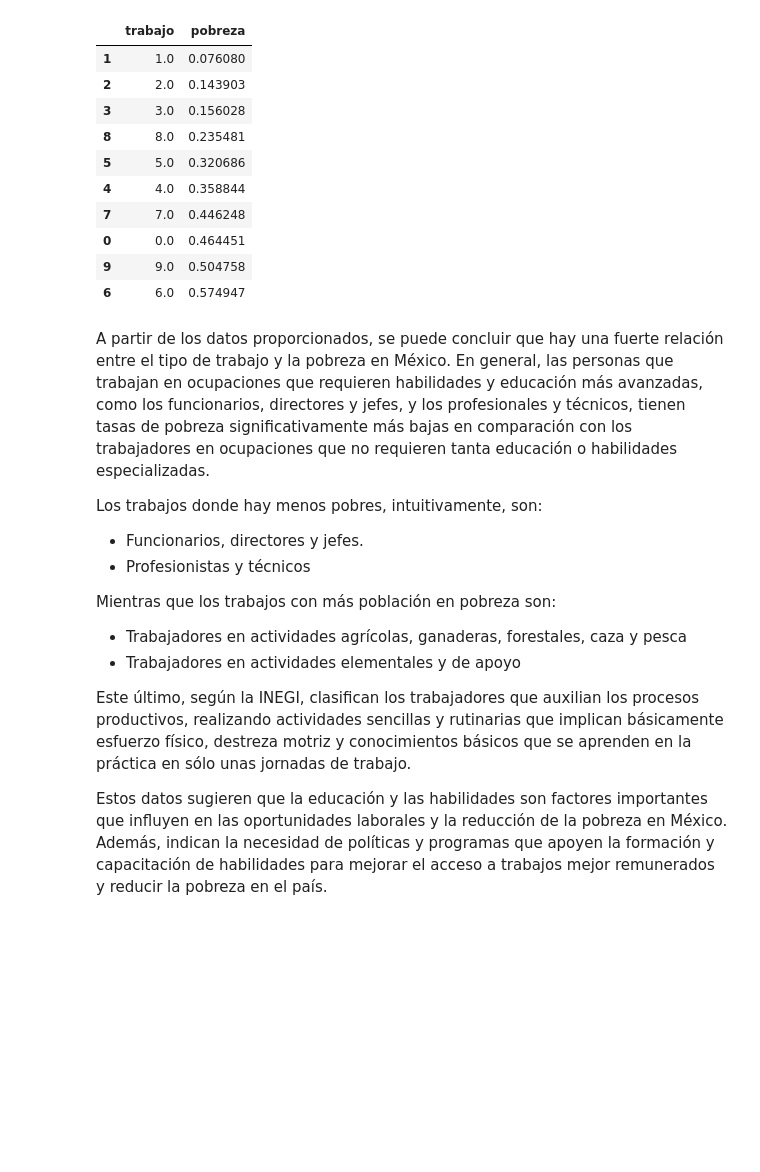
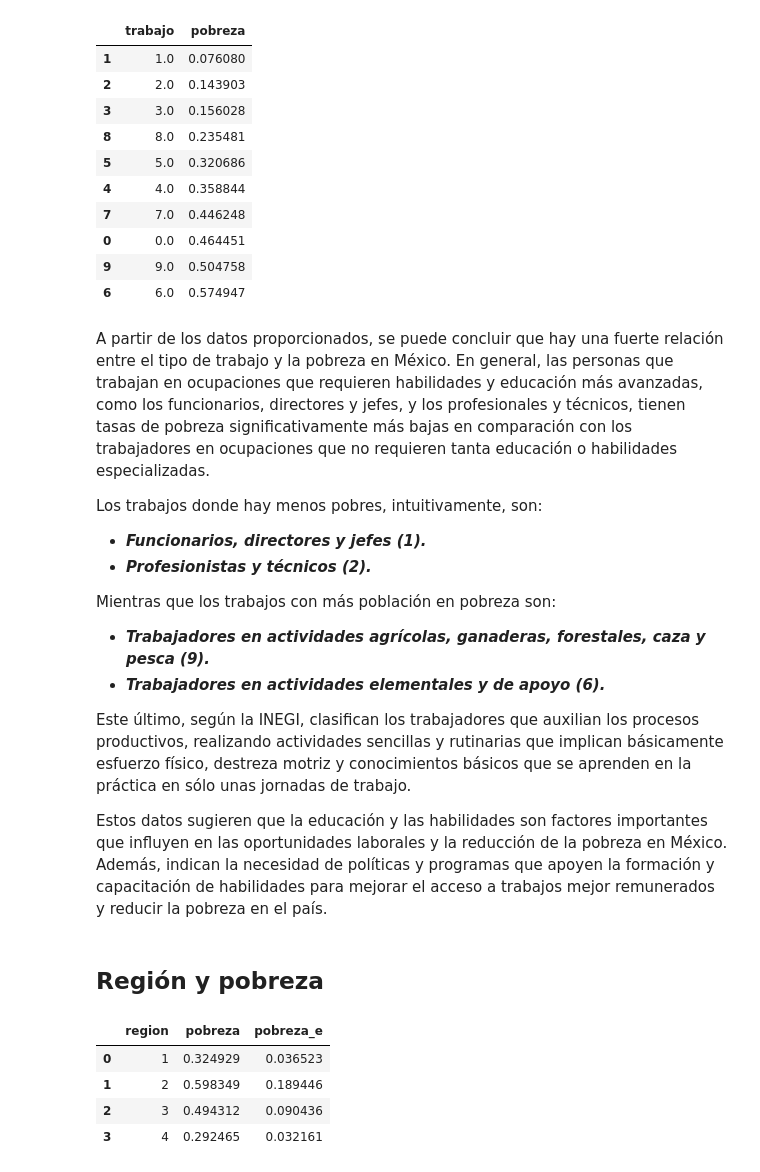
Before and after one commit to Diego74965/DE-T1, a Jupyter notebook: pobreza.ipynb, the cells around one changed output. Cells and saved outputs as stored; diff of their text form; code cells hidden in the pictures; blank space fills up the shorter version.

```diff
--- a/pobreza.ipynb
+++ b/pobreza.ipynb
@@ -71,0 +65,2 @@ nomon         pago_esp      reg_esp       hli
+# %%
+df = pobreza_df[['ubica_geo','sexo', 'edad', 'etnia', 'niv_ed', 'edo_conyug', 'hijos_sob', 'ict', 'remesas', 'sinco', 'deposito', 'tipocontr', 'ins_ali', 'deudas', 'seguro', 'tam_emp', 'discap', 'pobreza', 'pobreza_e']]
@@ -72 +69,19 @@ nomon         pago_esp      reg_esp       hli
+# %%
+## Crear variable de estado desde ubica_geo
+
+# Añadir leading zero a ubica_geo
+df['ubica_geo'] = df['ubica_geo'].astype(str)
+df['ubica_geo'] = df['ubica_geo'].apply(lambda x: x.zfill(5))
+
+# Crear nueva variable de los primeros dos digitos de ubica_geo
+df['estado'] = df['ubica_geo'].str[:2]
+# %%
+#Crear variable región
+# Norte: 1
+# Sur: 2
+# Este: 3
+# Oeste: 4
+region_dict = {'01':1, '02':4, '03': 4, '04': 2, '05': 1, '06': 4, '07': 2, '08': 1, '09': 3, '10': 1, '11': 3, '12': 2, '13': 3, '14': 4, '15': 3, '16': 4, '17': 3, '18': 4, '19': 1, '20': 2, '21': 3, '22': 3, '23': 2, '24': 3, '25': 4, '26': 4, '27': 2, '28': 1, '29': 3, '30': 3, '31': 2, '32': 1}
+
+df['region'] = df['estado'].apply(lambda x: region_dict.get(str(x), np.nan))
 # %% [markdown]
@@ -192,15 +249,25 @@ pobreza_df[['trabajo', 'pobreza']].groupby(['trabajo'], as_index = False).mean()
 A partir de los datos proporcionados, se puede concluir que hay una fuerte relación entre el tipo de trabajo y la pobreza en México. En general, las personas que trabajan en ocupaciones que requieren habilidades y educación más avanzadas, como los funcionarios, directores y jefes, y los profesionales y técnicos, tienen tasas de pobreza significativamente más bajas en comparación con los trabajadores en ocupaciones que no requieren tanta educación o habilidades especializadas.
 
 Los trabajos donde hay menos pobres, intuitivamente, son:
-- Funcionarios, directores y jefes.
-- Profesionistas y técnicos
+- ***Funcionarios, directores y jefes (1).***
+- ***Profesionistas y técnicos (2).***
 
 Mientras que los trabajos con más población en pobreza son:
 
-- Trabajadores en actividades agrícolas, ganaderas, forestales, caza y pesca
-- Trabajadores en actividades elementales y de apoyo
+- ***Trabajadores en actividades agrícolas, ganaderas, forestales, caza y pesca (9).***
+- ***Trabajadores en actividades elementales y de apoyo (6).***
 
 Este último, según la INEGI, clasifican los trabajadores que auxilian los procesos productivos, realizando actividades sencillas
 y rutinarias que implican básicamente esfuerzo físico, destreza motriz y conocimientos básicos que se aprenden en la práctica en sólo unas jornadas de trabajo.
 
 Estos datos sugieren que la educación y las habilidades son factores importantes que influyen en las oportunidades laborales y la reducción de la pobreza en México. Además, indican la necesidad de políticas y programas que apoyen la formación y capacitación de habilidades para mejorar el acceso a trabajos mejor remunerados y reducir la pobreza en el país.
+# %% [markdown]
+## Región y pobreza <a name="region"></a>
+# %%
+df[['region', 'pobreza', 'pobreza_e']].groupby(['region'], as_index = False).mean()
+# %% [output]
+|  | region | pobreza | pobreza_e |
+| 0 | 1 | 0.324929 | 0.036523 |
+| 1 | 2 | 0.598349 | 0.189446 |
+| 2 | 3 | 0.494312 | 0.090436 |
+| 3 | 4 | 0.292465 | 0.032161 |
```
Also changed, not shown: parts of 21 cells of this notebook.
